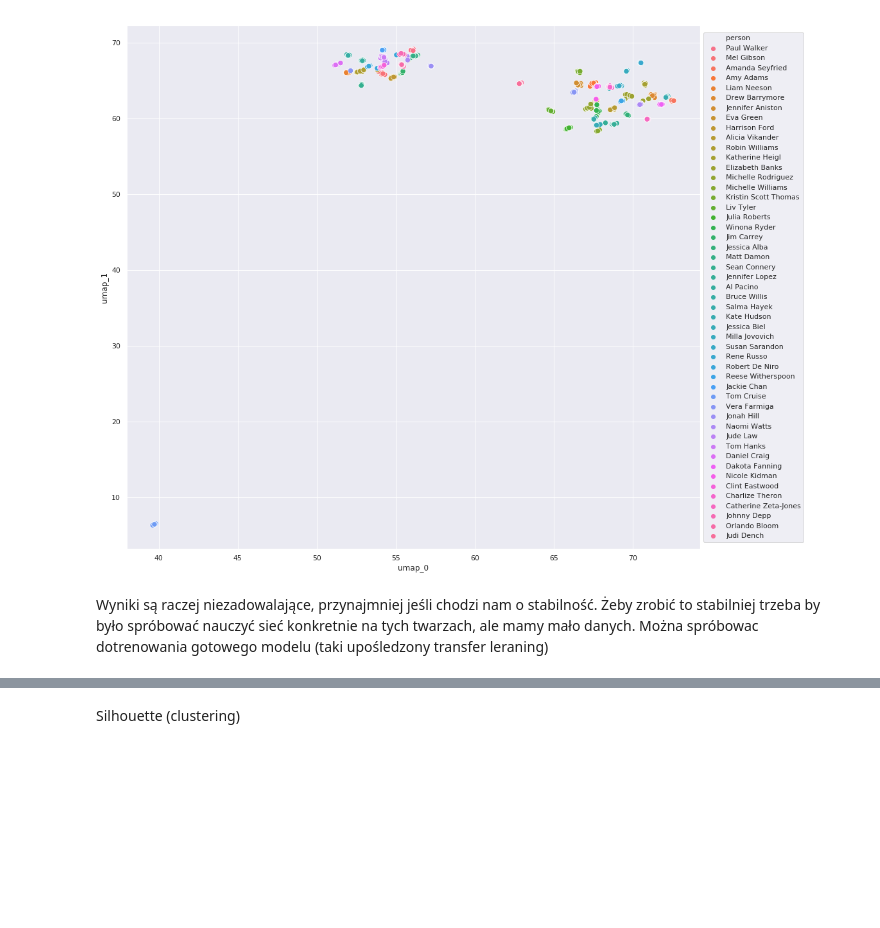
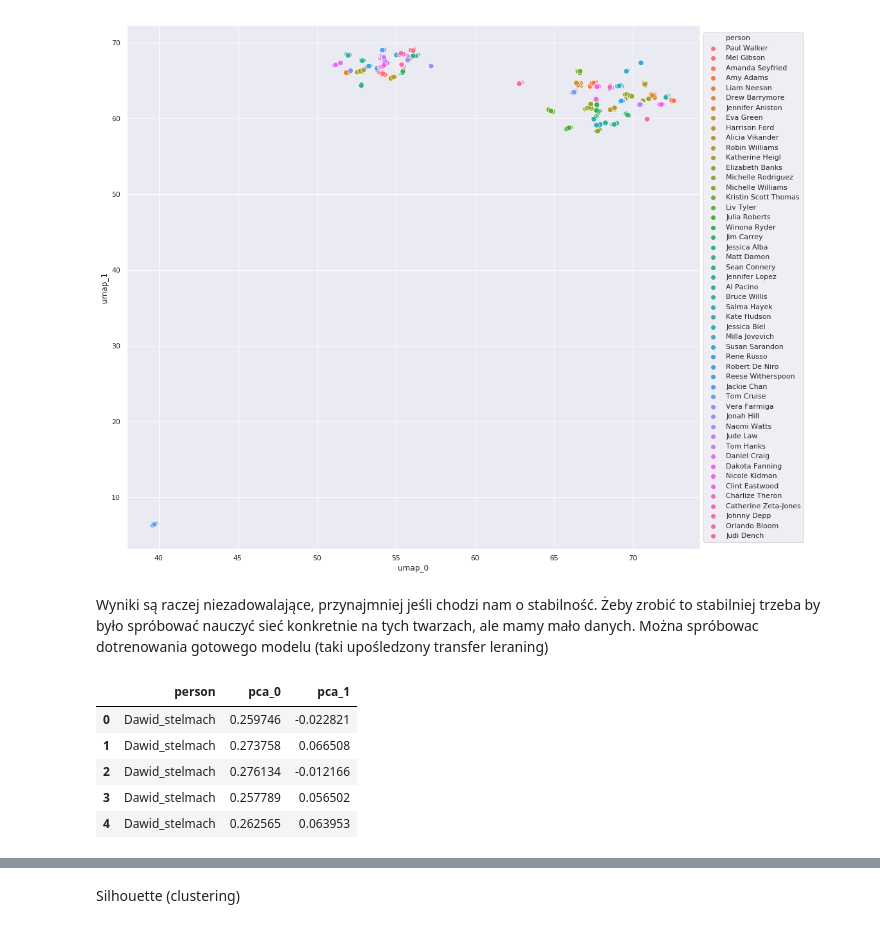
Before and after one commit to pstorozenko/cs-poliactor, a Jupyter notebook: notebooks/faces_visualization.ipynb, the cells around one changed output, grey strips where cells are left out. Saved outputs shown, nothing was run; the diff lists cells and outputs as text; code cells hidden in the pictures; blank space fills up the shorter version.

```diff
--- a/notebooks/faces_visualization.ipynb
+++ b/notebooks/faces_visualization.ipynb
@@ -146,0 +148,9 @@ webcam_pca.person = webcam_pca.person.astype('object')
+# %%
+webcam_pca.head()
+# %% [output]
+|  | person | pca_0 | pca_1 |
+| 0 | Dawid_stelmach | 0.259746 | -0.022821 |
+| 1 | Dawid_stelmach | 0.273758 | 0.066508 |
+| 2 | Dawid_stelmach | 0.276134 | -0.012166 |
+| 3 | Dawid_stelmach | 0.257789 | 0.056502 |
+| 4 | Dawid_stelmach | 0.262565 | 0.063953 |
```
Also changed, not shown: parts of 7 cells of this notebook, 2 other files.
